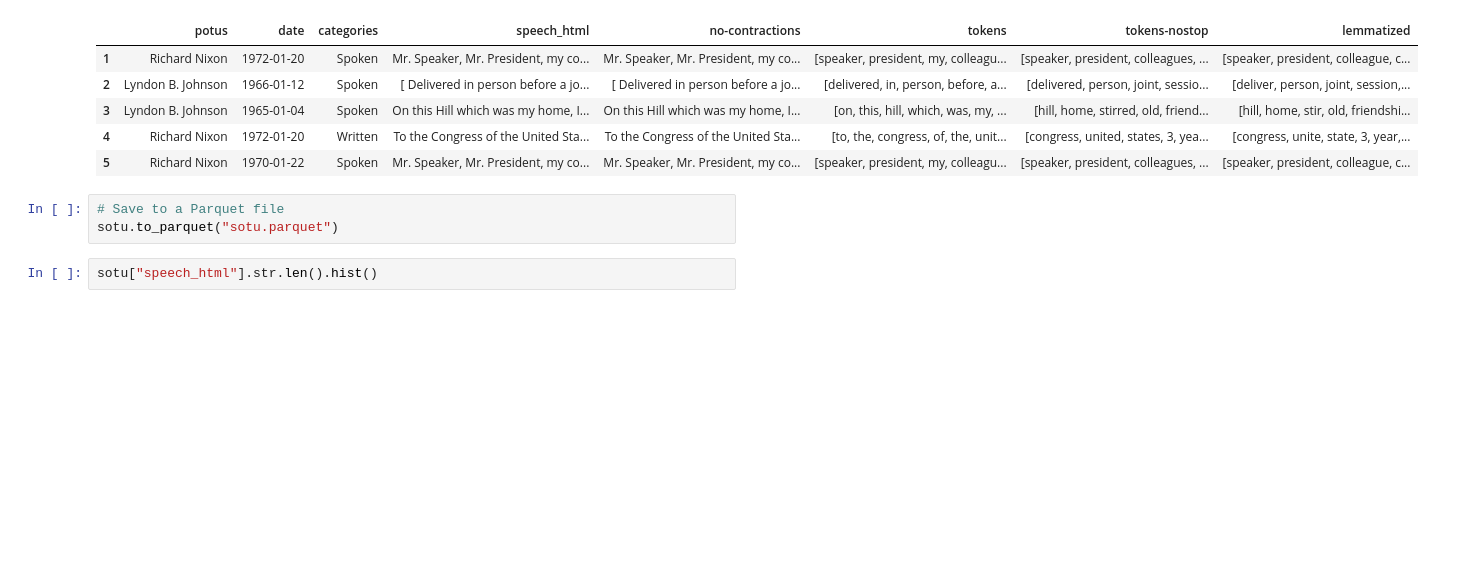
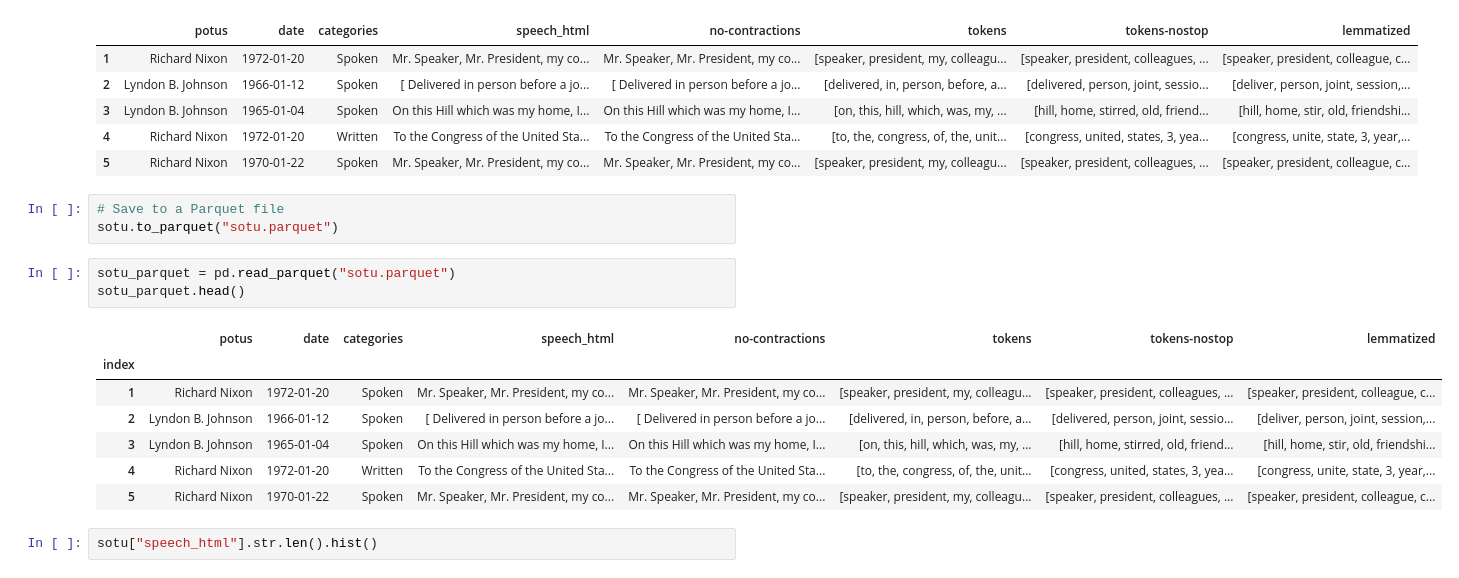
Before and after one commit to jsulz/potus-scraper, a Jupyter notebook: eda.ipynb, the cells around one changed output. Saved outputs shown, nothing was run; the diff lists cells and outputs as text; blank space fills up the shorter version.

Commit message:
attempting a resave of parquet data

```diff
--- a/eda.ipynb
+++ b/eda.ipynb
@@ -210,6 +212,17 @@ sotu.head()
 # %%
 # Save to a Parquet file
 sotu.to_parquet("sotu.parquet")
+# %%
+sotu_parquet = pd.read_parquet("sotu.parquet")
+sotu_parquet.head()
+# %% [output]
+|  | potus | date | categories | speech_html | no-contractions | tokens | tokens-nostop | lemmatized |
+| index |  |  |  |  |  |  |  |  |
+| 1 | Richard Nixon | 1972-01-20 | Spoken | Mr. Speaker, Mr. President, my co... | Mr. Speaker, Mr. President, my co... | [speaker, president, my, colleagu... | [speaker, president, colleagues, ... | [speaker, president, colleague, c... |
+| 2 | Lyndon B. Johnson | 1966-01-12 | Spoken | [ Delivered in person before a jo... | [ Delivered in person before a jo... | [delivered, in, person, before, a... | [delivered, person, joint, sessio... | [deliver, person, joint, session,... |
+| 3 | Lyndon B. Johnson | 1965-01-04 | Spoken | On this Hill which was my home, I... | On this Hill which was my home, I... | [on, this, hill, which, was, my, ... | [hill, home, stirred, old, friend... | [hill, home, stir, old, friendshi... |
+| 4 | Richard Nixon | 1972-01-20 | Written | To the Congress of the United Sta... | To the Congress of the United Sta... | [to, the, congress, of, the, unit... | [congress, united, states, 3, yea... | [congress, unite, state, 3, year,... |
+| 5 | Richard Nixon | 1970-01-22 | Spoken | Mr. Speaker, Mr. President, my co... | Mr. Speaker, Mr. President, my co... | [speaker, president, my, colleagu... | [speaker, president, colleagues, ... | [speaker, president, colleague, c... |
 # %%
 sotu["speech_html"].str.len().hist()
 # %% [output]
```
Also changed, not shown: parts of 1 cell of this notebook, 8 other files.
